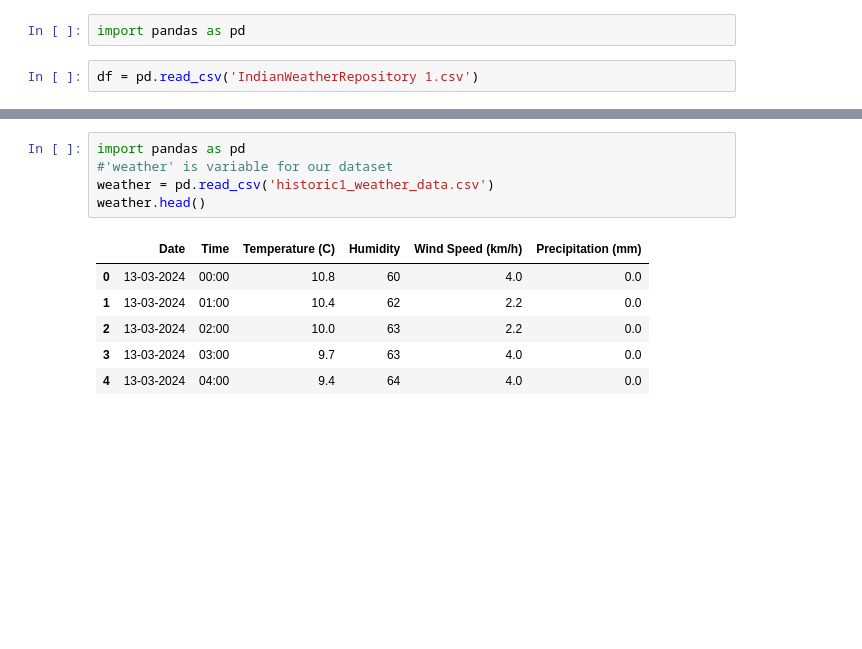
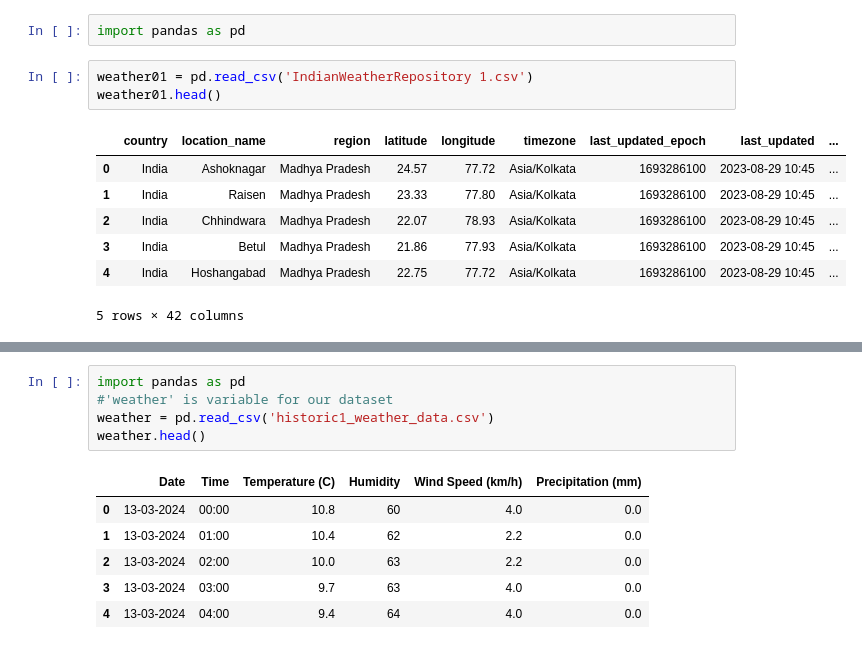
Before and after one commit to raunak01-raj/Weather-prediction, a Jupyter notebook: WP_(SVM).ipynb, the cells around one changed output, grey strips where cells are left out. Drawn from its saved outputs; the diff is of its cells as text; blank space fills up the shorter version.

```diff
--- a/WP_(SVM).ipynb
+++ b/WP_(SVM).ipynb
@@ -1,4 +1,13 @@
 # %%
 import pandas as pd
 # %%
-df = pd.read_csv('IndianWeatherRepository 1.csv')
+weather01 = pd.read_csv('IndianWeatherRepository 1.csv')
+weather01.head()
+# %% [output]
+|  | country | location_name | region | latitude | longitude | timezone | last_updated_epoch | last_updated | ... |
+| 0 | India | Ashoknagar | Madhya Pradesh | 24.57 | 77.72 | Asia/Kolkata | 1693286100 | 2023-08-29 10:45 | ... |
+| 1 | India | Raisen | Madhya Pradesh | 23.33 | 77.80 | Asia/Kolkata | 1693286100 | 2023-08-29 10:45 | ... |
+| 2 | India | Chhindwara | Madhya Pradesh | 22.07 | 78.93 | Asia/Kolkata | 1693286100 | 2023-08-29 10:45 | ... |
+| 3 | India | Betul | Madhya Pradesh | 21.86 | 77.93 | Asia/Kolkata | 1693286100 | 2023-08-29 10:45 | ... |
+| 4 | India | Hoshangabad | Madhya Pradesh | 22.75 | 77.72 | Asia/Kolkata | 1693286100 | 2023-08-29 10:45 | ... |
+5 rows × 42 columns
```
Also changed, not shown: parts of 4 cells of this notebook, 1 other file.
